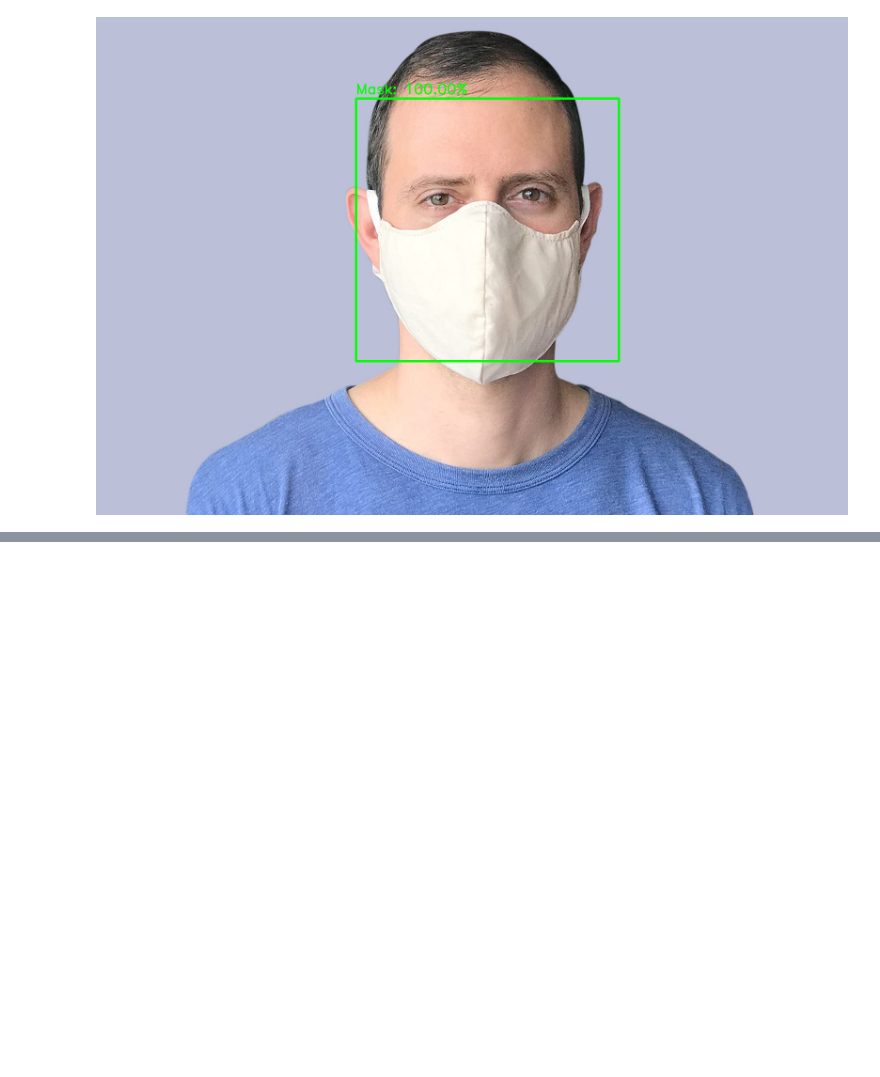
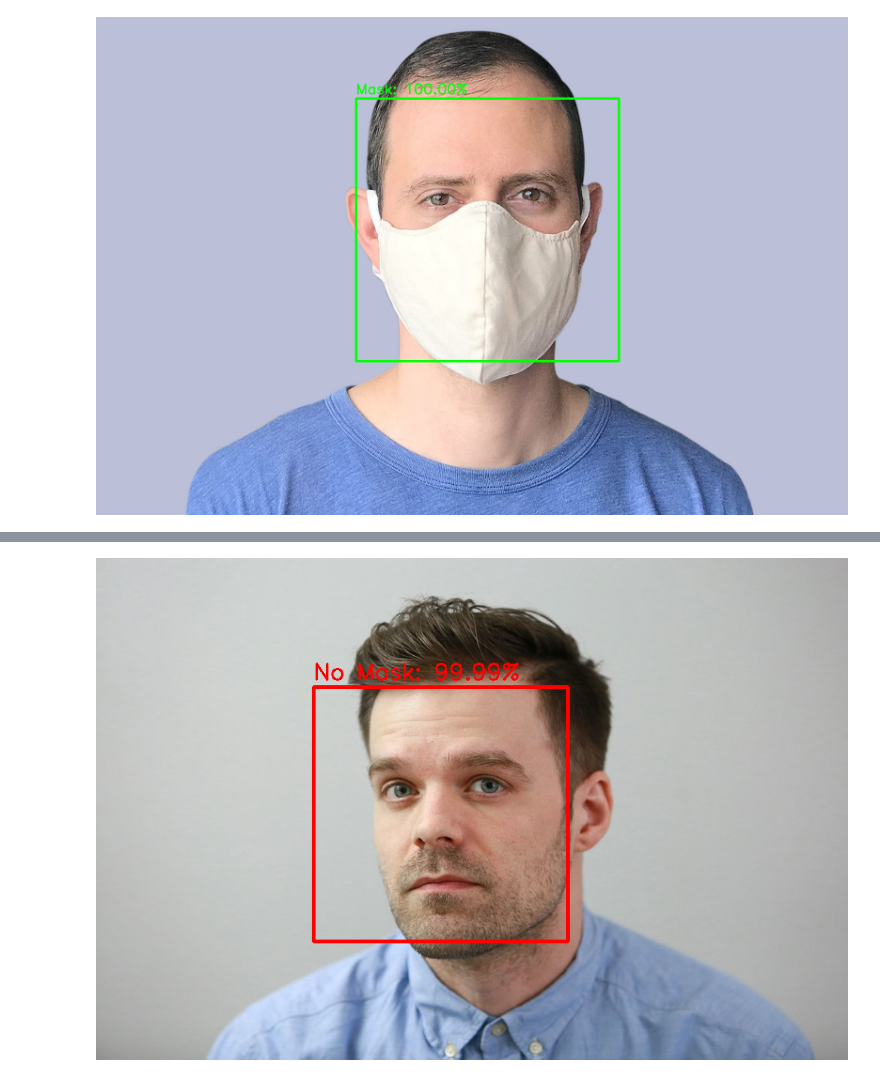
Before and after one commit to ktmshyamal/IT18226560_face_mask_detection, a Jupyter notebook: face_mask_detection.ipynb, the cells around one changed output, grey strips where cells are left out. Drawn from its saved outputs; the diff is of its cells as text; code cells hidden in the pictures; blank space fills up the shorter version.

```diff
--- a/face_mask_detection.ipynb
+++ b/face_mask_detection.ipynb
@@ -219,4 +221,6 @@ cv2_imshow(output)
 # %%
-input_image = cv2.imread("without_mask_2.jpg")
+input_image = cv2.imread("/content/without_mask_2.jpg")
 output = face_mask_detector(input_image)
 cv2_imshow(output)
+# %% [output]
+[figure, added]
```
Also changed, not shown: parts of 1 cell of this notebook.
